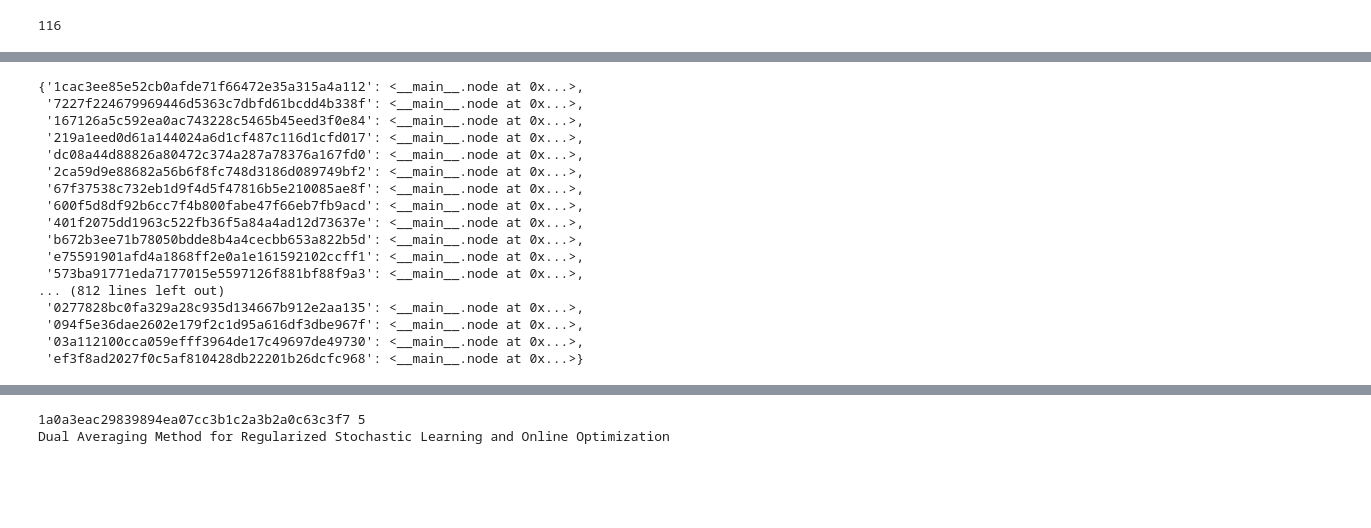
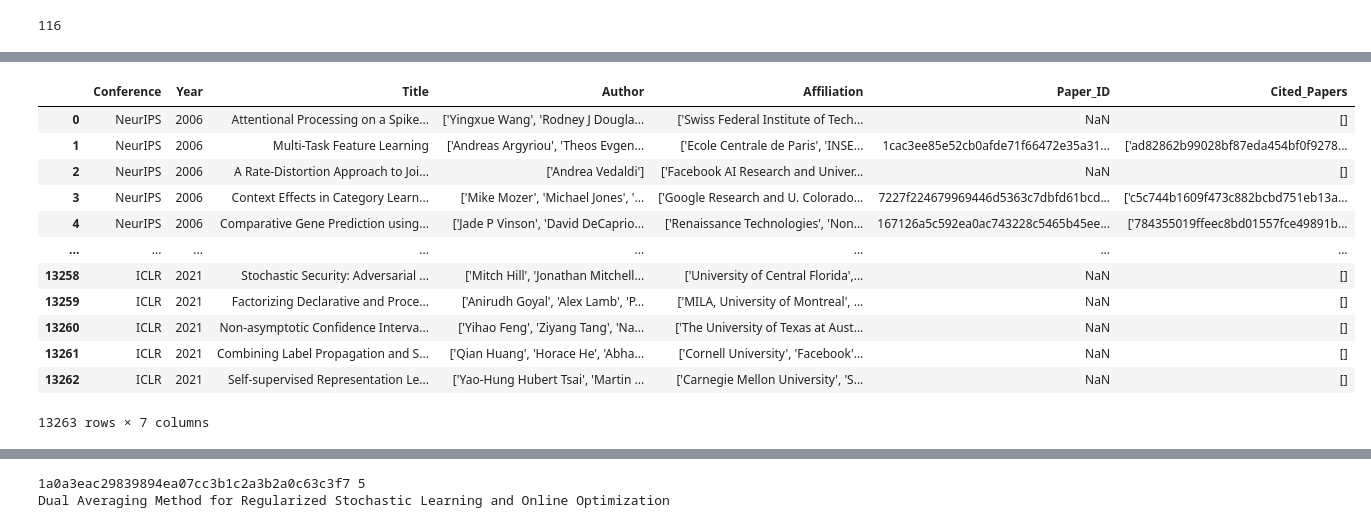
Before and after one commit to Sandeep-Desai/CS328-WrittenAssignment, a Jupyter notebook: citations.ipynb, the cells around one changed output, grey strips where cells are left out. Cells and saved outputs as stored; diff of their text form; code cells hidden in the pictures; blank space fills up the shorter version.

```diff
--- a/citations.ipynb
+++ b/citations.ipynb
@@ -101,2 +157,18 @@ citation_df_mod.head()
 # %%
-citation_df_mod.to_csv('citations.csv',index=False)
+# citation_df_mod.to_csv('citations.csv',index=False)
+citation_df_mod=pd.read_csv('citations_06_12.csv')
+citation_df_mod
+# %% [output]
+|  | Conference | Year | Title | Author | Affiliation | Paper_ID | Cited_Papers |
+| 0 | NeurIPS | 2006 | Attentional Processing on a Spike... | ['Yingxue Wang', 'Rodney J Dougla... | ['Swiss Federal Institute of Tech... | NaN | [] |
+| 1 | NeurIPS | 2006 | Multi-Task Feature Learning | ['Andreas Argyriou', 'Theos Evgen... | ['Ecole Centrale de Paris', 'INSE... | 1cac3ee85e52cb0afde71f66472e35a31... | ['ad82862b99028bf87eda454bf0f9278... |
+| 2 | NeurIPS | 2006 | A Rate-Distortion Approach to Joi... | ['Andrea Vedaldi'] | ['Facebook AI Research and Univer... | NaN | [] |
+| 3 | NeurIPS | 2006 | Context Effects in Category Learn... | ['Mike Mozer', 'Michael Jones', '... | ['Google Research and U. Colorado... | 7227f224679969446d5363c7dbfd61bcd... | ['c5c744b1609f473c882bcbd751eb13a... |
+| 4 | NeurIPS | 2006 | Comparative Gene Prediction using... | ['Jade P Vinson', 'David DeCaprio... | ['Renaissance Technologies', 'Non... | 167126a5c592ea0ac743228c5465b45ee... | ['784355019ffeec8bd01557fce49891b... |
+| ... | ... | ... | ... | ... | ... | ... | ... |
+| 13258 | ICLR | 2021 | Stochastic Security: Adversarial ... | ['Mitch Hill', 'Jonathan Mitchell... | ['University of Central Florida',... | NaN | [] |
+| 13259 | ICLR | 2021 | Factorizing Declarative and Proce... | ['Anirudh Goyal', 'Alex Lamb', 'P... | ['MILA, University of Montreal', ... | NaN | [] |
+| 13260 | ICLR | 2021 | Non-asymptotic Confidence Interva... | ['Yihao Feng', 'Ziyang Tang', 'Na... | ['The University of Texas at Aust... | NaN | [] |
+| 13261 | ICLR | 2021 | Combining Label Propagation and S... | ['Qian Huang', 'Horace He', 'Abha... | ['Cornell University', 'Facebook'... | NaN | [] |
+| 13262 | ICLR | 2021 | Self-supervised Representation Le... | ['Yao-Hung Hubert Tsai', 'Martin ... | ['Carnegie Mellon University', 'S... | NaN | [] |
+13263 rows × 7 columns
@@ -134,23 +211,3 @@ for i in range(len(citation_df_mod)):
     for cited_paper in citation_df_mod.loc[i,'Cited_Papers']:
         if(graph.get_node(cited_paper)!=None):
             graph.get_node(cited_paper).add_citation(citation_df_mod.loc[i,'Paper_ID'])
-# %%
-graph.nodes
-# %% [output]
-{'1cac3ee85e52cb0afde71f66472e35a315a4a112': <__main__.node at 0x...>,
- '7227f224679969446d5363c7dbfd61bcdd4b338f': <__main__.node at 0x...>,
- '167126a5c592ea0ac743228c5465b45eed3f0e84': <__main__.node at 0x...>,
- '219a1eed0d61a144024a6d1cf487c116d1cfd017': <__main__.node at 0x...>,
- 'dc08a44d88826a80472c374a287a78376a167fd0': <__main__.node at 0x...>,
- '2ca59d9e88682a56b6f8fc748d3186d089749bf2': <__main__.node at 0x...>,
- '67f37538c732eb1d9f4d5f47816b5e210085ae8f': <__main__.node at 0x...>,
- '600f5d8df92b6cc7f4b800fabe47f66eb7fb9acd': <__main__.node at 0x...>,
- '401f2075dd1963c522fb36f5a84a4ad12d73637e': <__main__.node at 0x...>,
- 'b672b3ee71b78050bdde8b4a4cecbb653a822b5d': <__main__.node at 0x...>,
- 'e75591901afd4a1868ff2e0a1e161592102ccff1': <__main__.node at 0x...>,
- '573ba91771eda7177015e5597126f881bf88f9a3': <__main__.node at 0x...>,
-... (812 lines left out)
- '0277828bc0fa329a28c935d134667b912e2aa135': <__main__.node at 0x...>,
- '094f5e36dae2602e179f2c1d95a616df3dbe967f': <__main__.node at 0x...>,
- '03a112100cca059efff3964de17c49697de49730': <__main__.node at 0x...>,
- 'ef3f8ad2027f0c5af810428db22201b26dcfc968': <__main__.node at 0x...>}
```
Also changed, not shown: parts of 12 cells of this notebook, 19 other files.
